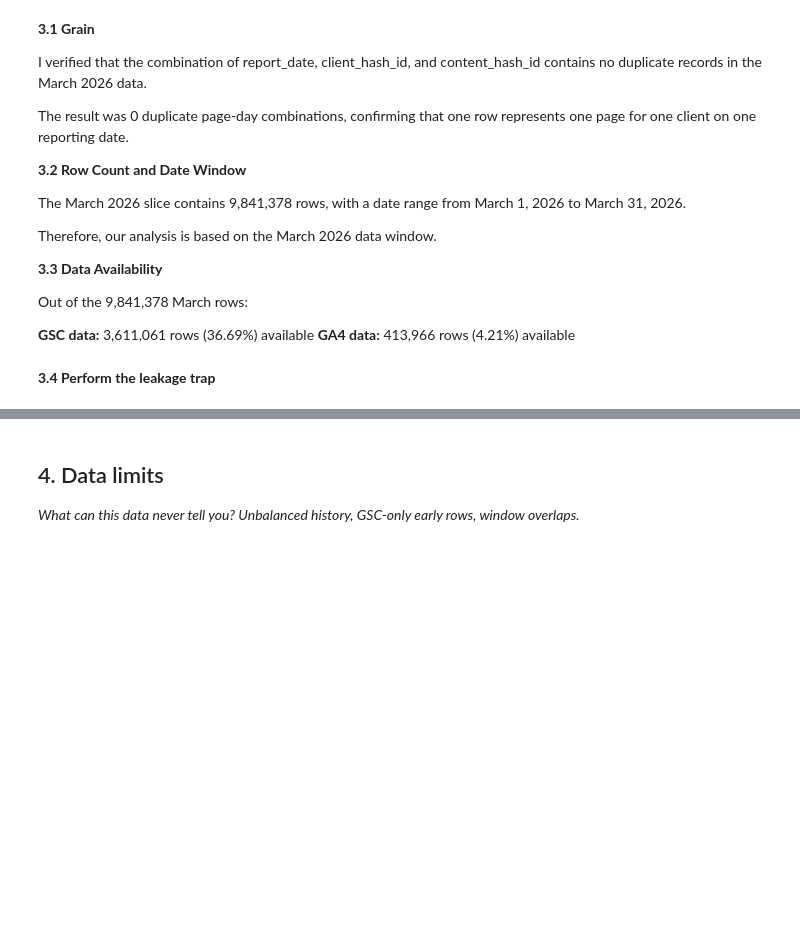
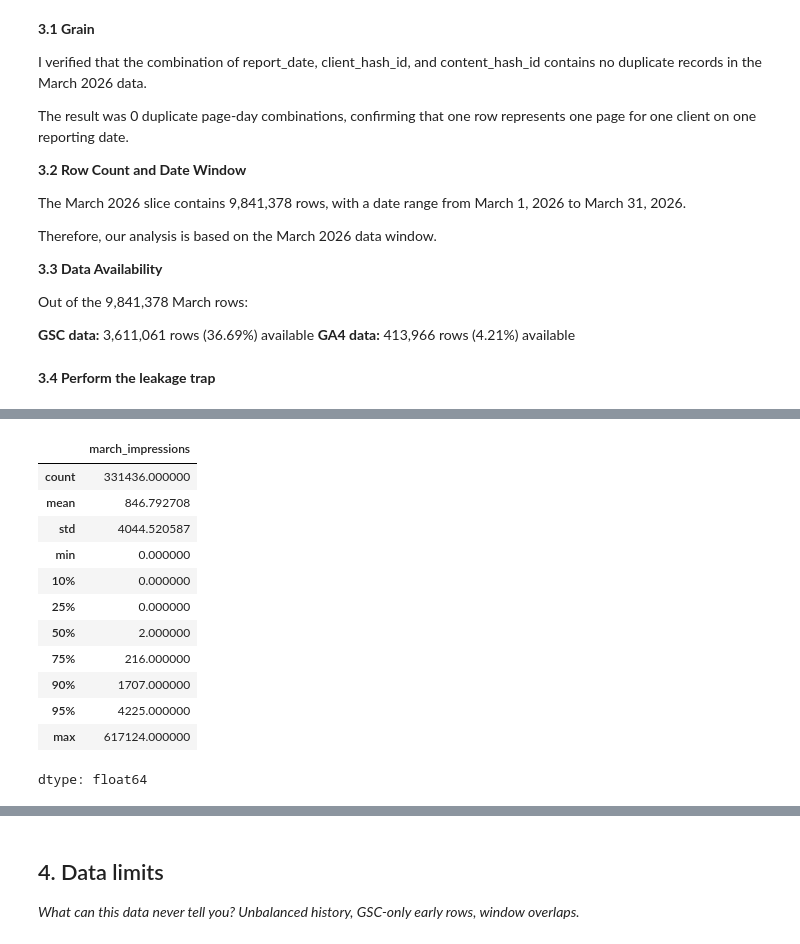
Before and after one commit to muhammadfaseehkhattak/FlyRank-ML-Internship, a Jupyter notebook: work/notebooks/w03_data_contract.ipynb, the cells around one changed output, grey strips where cells are left out. Cells and saved outputs as stored; diff of their text form; code cells hidden in the pictures; blank space fills up the shorter version.

```diff
--- a/work/notebooks/w03_data_contract.ipynb
+++ b/work/notebooks/w03_data_contract.ipynb
@@ -328,0 +587,18 @@ march_april.head()
+# %%
+march_april_summary["march_impressions"].describe(
+    percentiles=[0.10, 0.25, 0.50, 0.75, 0.90, 0.95]
+)
+# %% [output]
+|  | march_impressions |
+| count | 331436.000000 |
+| mean | 846.792708 |
+| std | 4044.520587 |
+| min | 0.000000 |
+| 10% | 0.000000 |
+| 25% | 0.000000 |
+| 50% | 2.000000 |
+| 75% | 216.000000 |
+| 90% | 1707.000000 |
+| 95% | 4225.000000 |
+| max | 617124.000000 |
+dtype: float64
```
Also changed, not shown: parts of 25 cells of this notebook.
